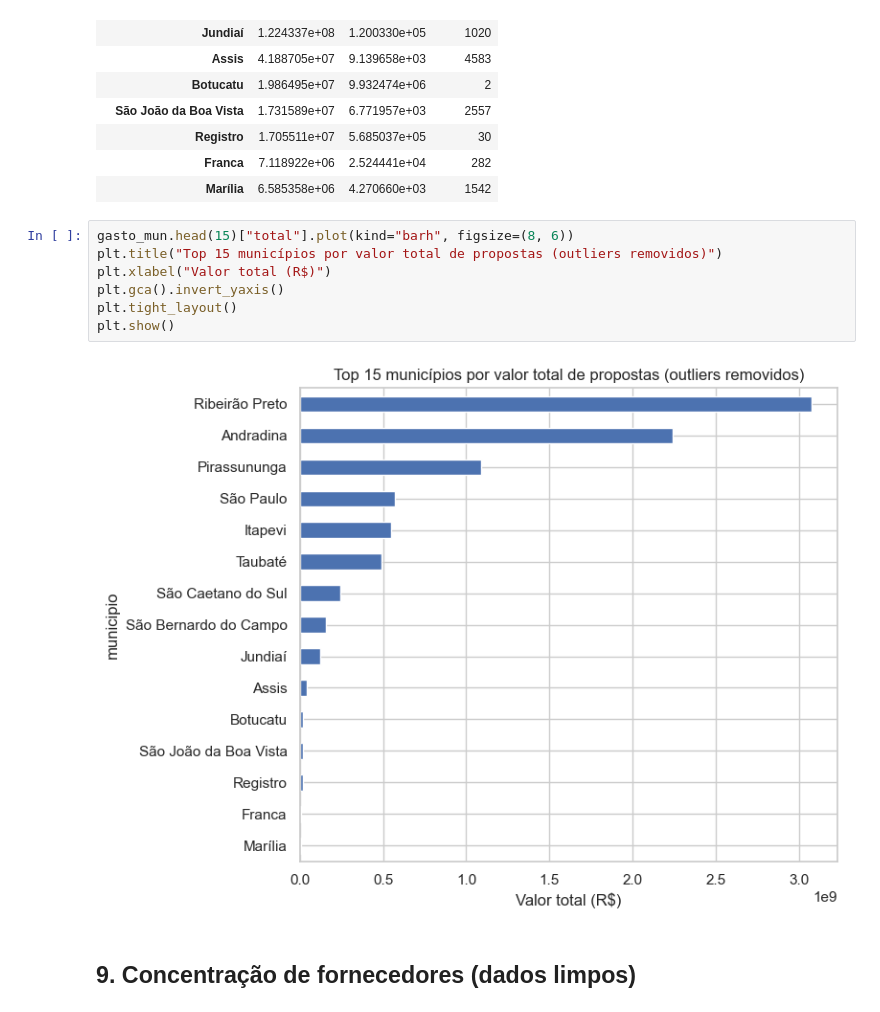
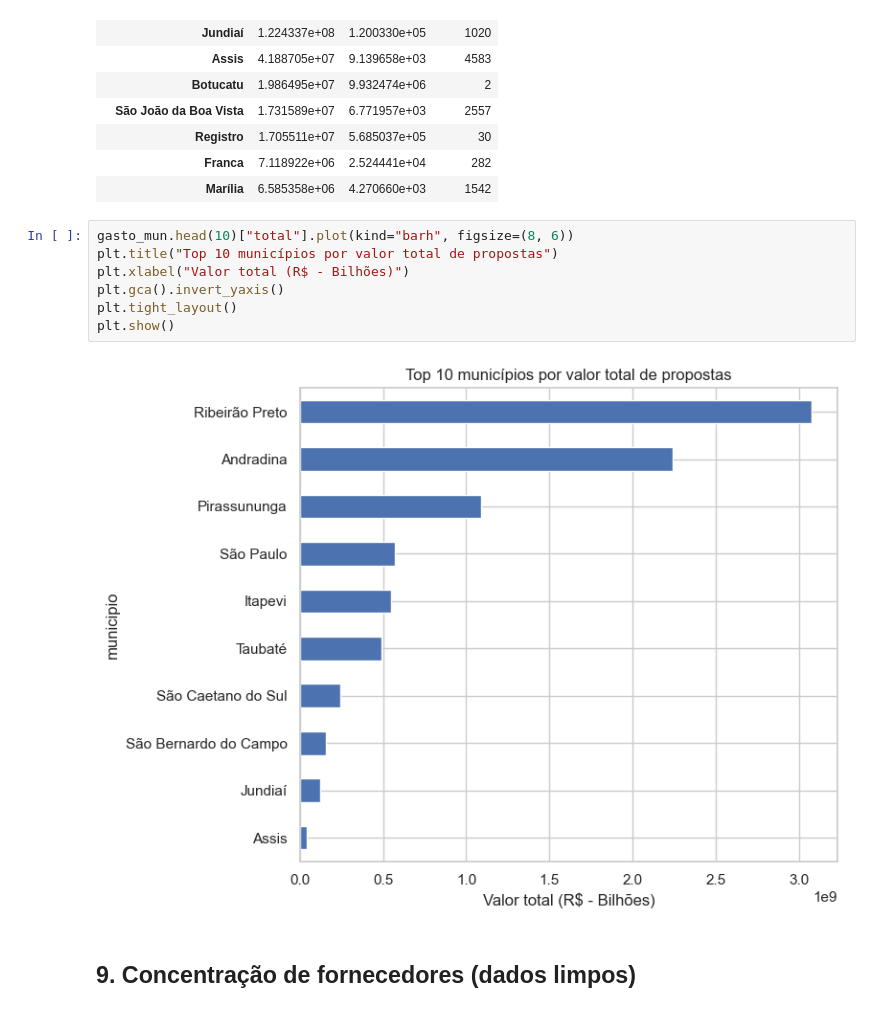
Before and after one commit to Giovanilucass/Anomaly-detection-in-public-procurements, a Jupyter notebook: analise_exploratoria_licitacoes.ipynb, the cells around one changed output. Drawn from its saved outputs; the diff is of its cells as text.

```diff
--- a/analise_exploratoria_licitacoes.ipynb
+++ b/analise_exploratoria_licitacoes.ipynb
@@ -376,14 +376,14 @@ gasto_mun.head(15)
 | Franca | 7.118922e+06 | 2.524441e+04 | 282 |
 | Marília | 6.585358e+06 | 4.270660e+03 | 1542 |
 # %%
-gasto_mun.head(15)["total"].plot(kind="barh", figsize=(8, 6))
-plt.title("Top 15 municípios por valor total de propostas (outliers removidos)")
-plt.xlabel("Valor total (R$)")
+gasto_mun.head(10)["total"].plot(kind="barh", figsize=(8, 6))
+plt.title("Top 10 municípios por valor total de propostas")
+plt.xlabel("Valor total (R$ - Bilhões)")
 plt.gca().invert_yaxis()
 plt.tight_layout()
 plt.show()
 # %% [output]
-[figure, old version]
+[figure, new version]
 # %% [markdown]
 ## 9. Concentração de fornecedores (dados limpos)
 # %%
```
Also changed, not shown: parts of 4 cells of this notebook, 3 other files.
